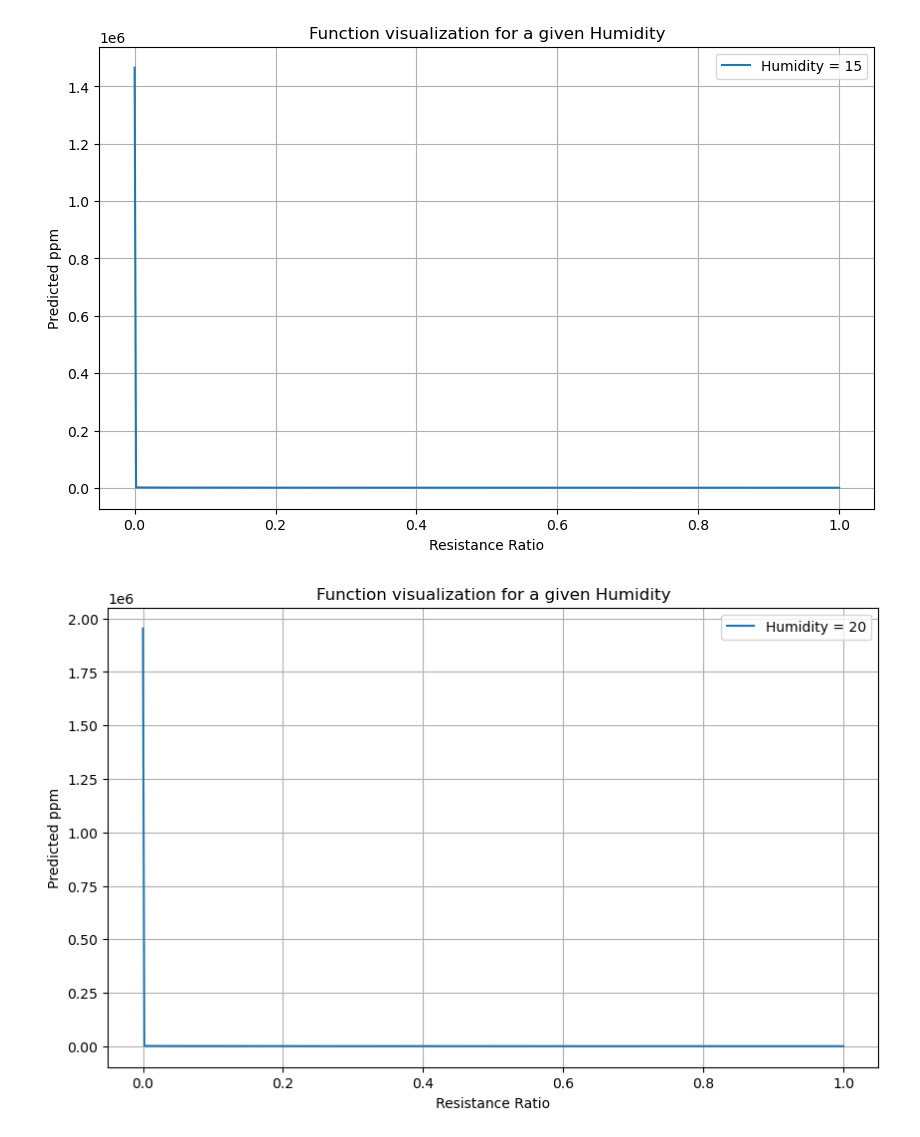
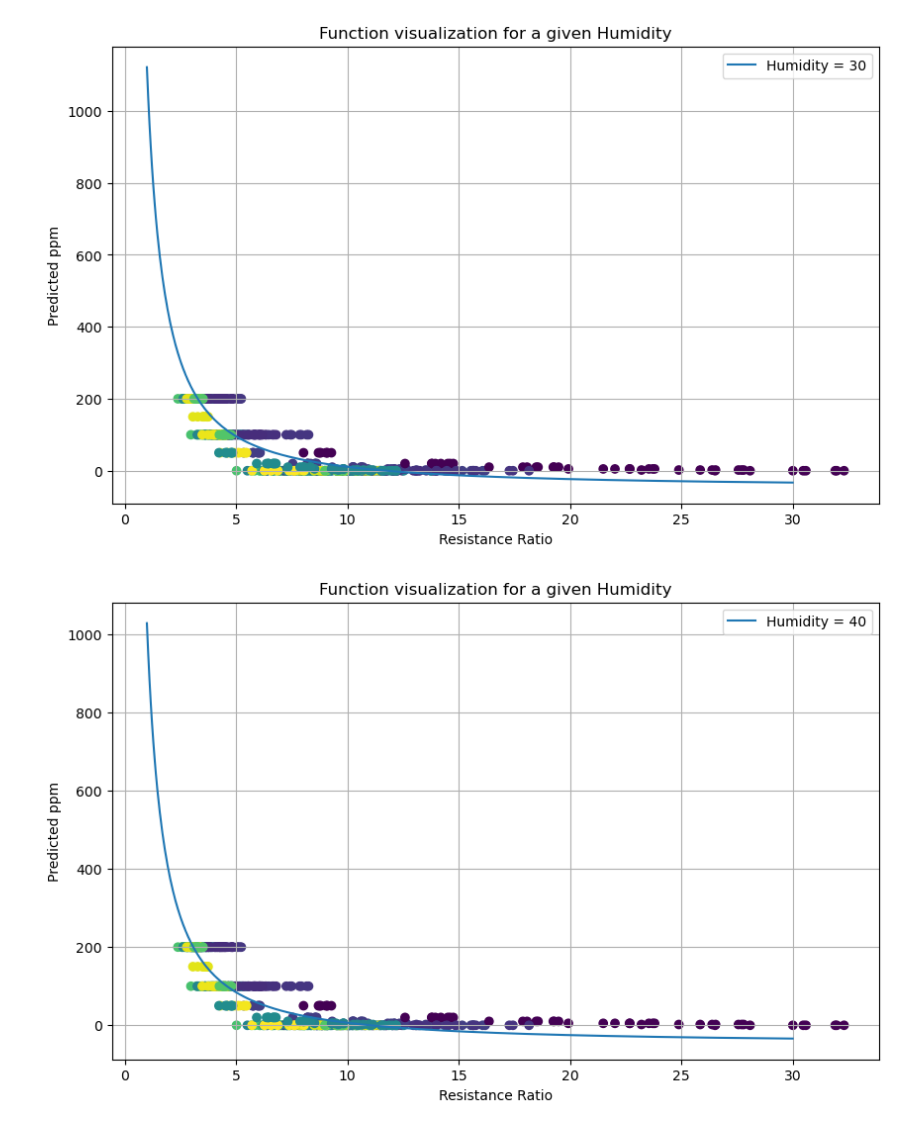
Before and after one commit to Coopsims/MethaneDataScience, a Jupyter notebook: Ben's Analysis/FunkBastvikenAnalysis.ipynb, the cells around one changed output. Saved outputs shown, nothing was run; the diff lists cells and outputs as text; code cells hidden in the pictures.

```diff
--- a/Ben's Analysis/FunkBastvikenAnalysis.ipynb
+++ b/Ben's Analysis/FunkBastvikenAnalysis.ipynb
@@ -11,10 +11,10 @@ import statsmodels.api as sm
 import matplotlib.pyplot as plt
 # %%
 # Load data from CSV file
-file2 = pd.read_csv("/Users/benfunk/DataspellProjects/MethaneDataScience/Output/With low Data .csv")
+file2 = pd.read_csv("../Output/With low Data .csv")
 
 # Extract the columns from the data
-#file2=file2[file2['Target PPM']<=100]
+file2=file2[file2['Target PPM']<=200]
 xDataResistance = file2.loc[:, 'Resistance']
 xDataRatio = file2.loc[:, 'Ratio']
 xDataRH = file2.loc[:, 'RelativeHumidity']
@@ -27,3 +27,9 @@ y = file2.loc[:, 'Target PPM']
 
 # Split data into training and testing sets
 X_train, X_test, y_train, y_test = train_test_split(X, y, test_size=0.2, random_state=42)
+# %%
+df = file2
+plt.scatter(df.loc[:, 'Resistance'], df.loc[:, "Target PPM"], c=xDataRH)
+plt.xlabel("Resistance")
+plt.ylabel('Predicted PPM')
+plt.show()
@@ -78,14 +204,15 @@ The 95% Confidence Interval for 1000 is (597.1790676380996, 654.5424491923078)
 H = 5  # given humidity value
 
 # R values
-R = np.linspace(0, 1, num=500)
-for H in [0,5,10,15,20,25]:
+R = np.linspace(1, 30, num=500)
+for H in [0,10,20,30,40,50,60,70]:
     # calculate function values
-    y_values = [funct((r, H),*popt) for r in R]
+    y_values = [funct((r, H), *best_params[0]) for r in R]
 
     # plotting
     plt.figure(figsize=(10,6))
     plt.plot(R, y_values, label=f'Humidity = {H}')
+    plt.scatter(df.loc[:, 'Resistance'], df.loc[:, "Target PPM"], c=df.loc[:, 'RelativeHumidity'])
     plt.xlabel('Resistance Ratio')
     plt.ylabel('Predicted ppm')
     plt.title('Function visualization for a given Humidity')
@@ -99,2 +226,2 @@ for H in [0,5,10,15,20,25]:
-[figure, old version]
+[figure, new version]
-[figure, old version]
+[figure, new version]
```
Also changed, not shown: parts of 5 cells of this notebook, 1 other file.
